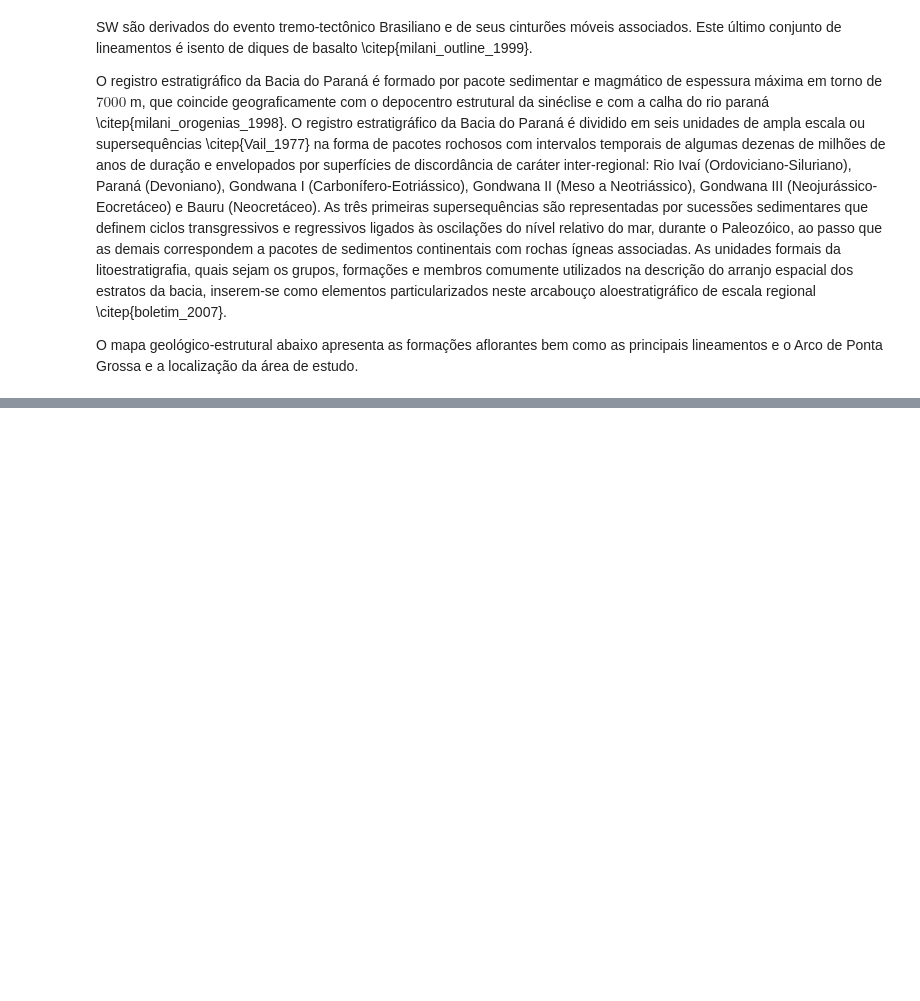
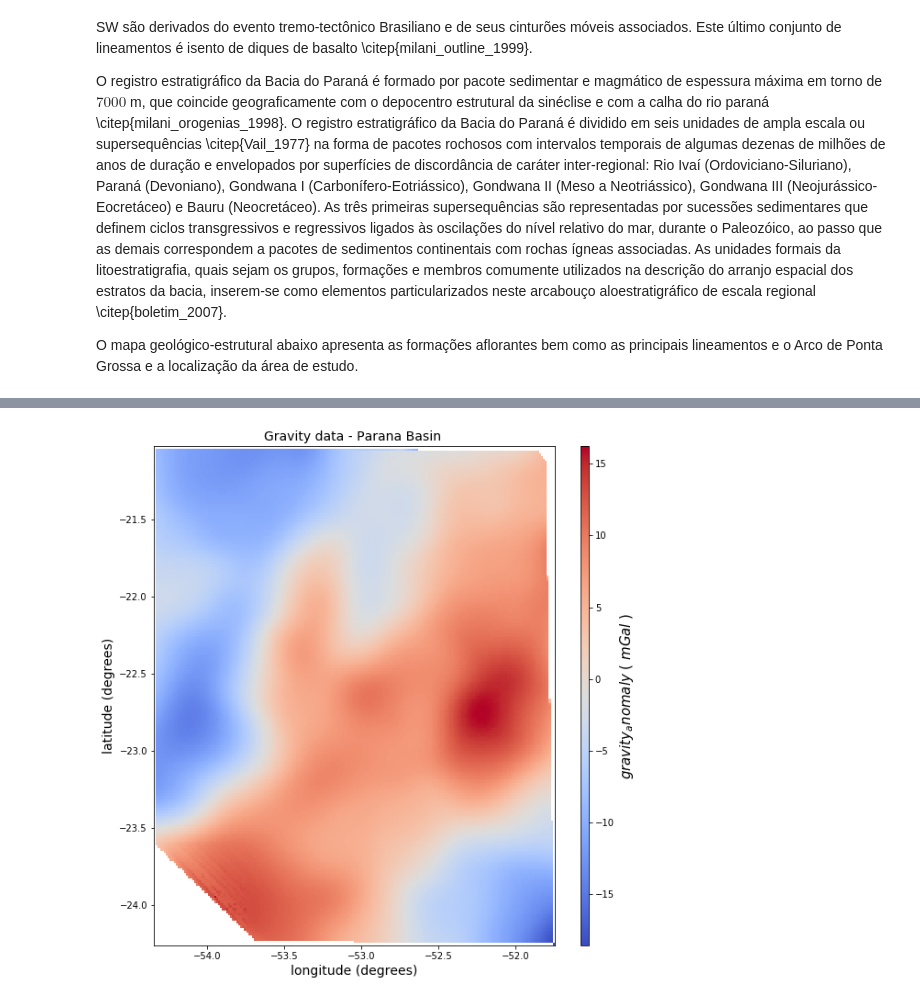
Before and after one commit to rodrigobijani/Congresso_Brasileiro_Geologia2018, a Jupyter notebook: scripts/real.ipynb, the cells around one changed output, grey strips where cells are left out. Cells and saved outputs as stored; diff of their text form; code cells hidden in the pictures; blank space fills up the shorter version.

Commit message:
add changes to real script. now the data is correctly interpolated. Need mask the region without flight data.

```diff
--- a/scripts/real.ipynb
+++ b/scripts/real.ipynb
@@ -87,0 +84,44 @@ py.iplot([trace])
+# %%
+# Create a mesh for interpolation of the real datA:
+latmin = np.min(lat)
+lonmin = np.min(lon)
+latmax = np.max(lat)
+lonmax = np.max(lon)
+nlat = 200 #825
+nlon = 200 #1271
+
+# create a linspace for longitudes:
+x = np.linspace(lonmin, lonmax, nlon)
+# and for latitudes:
+y = np.linspace(latmin, latmax, nlat)
+LON,LAT = np.meshgrid(x,y)
+# %%
+#grid_z0 = griddata(points, values, (grid_x, grid_y), method='nearest')
+flight = (lon,lat) # coordinates of data flights
+#print flight.shape
+gzi = griddata(flight, gz, (LON,LAT), method='cubic')
+# %%
+# Plot the surface:
+# definindo os limites da figura:
+plt.close('all')
+py.rcParams['figure.figsize'] = (10.0, 10.0) #Redimensiona a figura
+fig = plt.figure()
+#ax = fig.add_subplot(111)
+fs = 14 # fontsize!!!!
+
+# plot the data in colors:
+plt.title('Gravity data - Parana Basin ', fontsize = fs)
+#p = plt.pcolormesh(LON, LAT, gzi, vmin= gz.min(), vmax = gz.max() )
+p = plt.imshow(gzi, cmap=plt.cm.coolwarm,interpolation="none",
+                origin='lower',extent=[np.min(lon), np.max(lon), np.min(lat), np.max(lat)])
+
+
+cbar = fig.colorbar(p, aspect=60, fraction = 0.1, orientation="vertical")
+
+
+cbar.set_label('$gravity_anomaly$ ( $ mGal$ )',fontsize=15, rotation = 90)
+plt.xlabel('longitude (degrees)', fontsize = fs)
+plt.ylabel('latitude (degrees)', fontsize = fs)
+plt.show()
+# %% [output]
+[figure, added]
```
Also changed, not shown: parts of 8 cells of this notebook.
